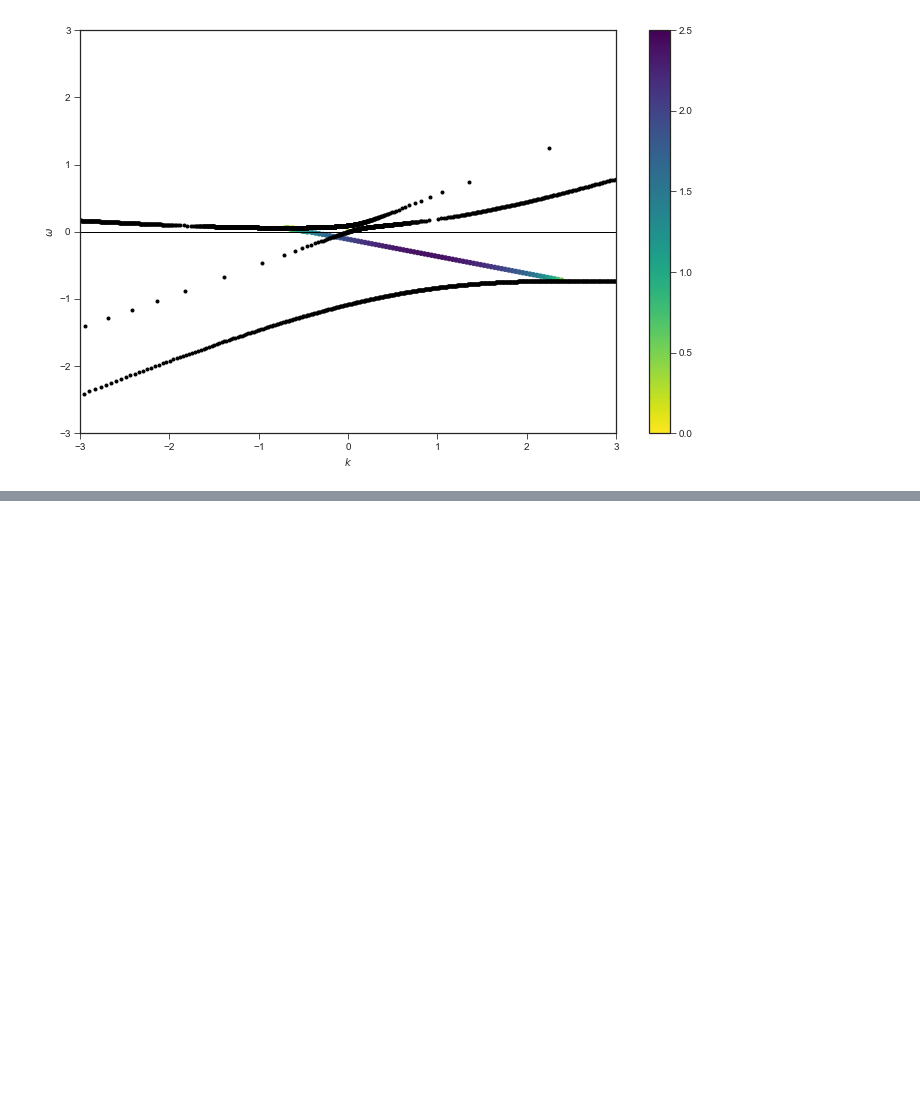
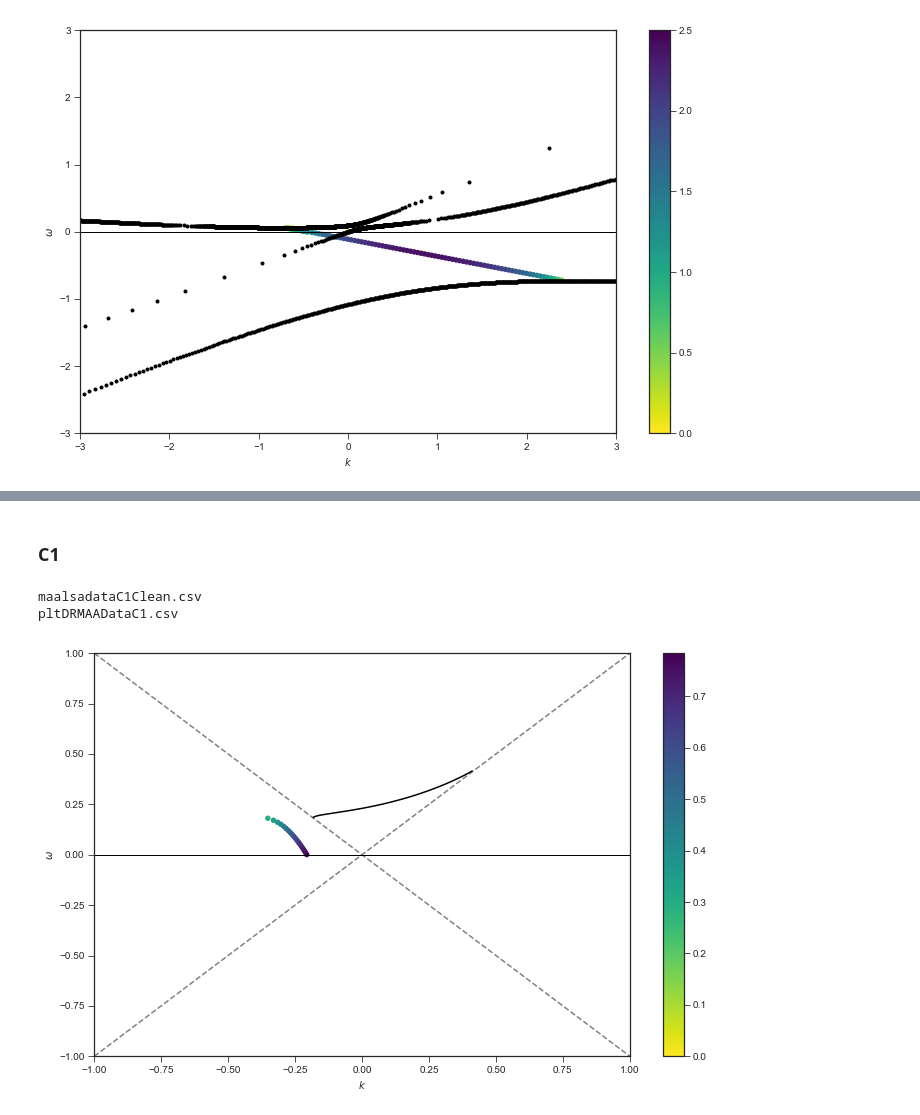
Before and after one commit to emptymalei/dispersion-relation-paper, a Jupyter notebook: program/plots.ipynb, the cells around one changed output, grey strips where cells are left out. Saved outputs shown, nothing was run; the diff lists cells and outputs as text; code cells hidden in the pictures; blank space fills up the shorter version.

Commit message:
update garching spectrum both data and paper

```diff
--- a/program/plots.ipynb
+++ b/program/plots.ipynb
@@ -387,0 +407,29 @@ plt.show()
+# %% [markdown]
+### C1
+# %%
+%%bash
+ls data/dr-cont-box
+# %% [output]
+maalsadataC1Clean.csv
+pltDRMAADataC1.csv
+# %%
+spectBoxC1MAADRData = np.transpose( np.genfromtxt ('data/dr-cont-box/pltDRMAADataC1.csv', delimiter=",")  )
+lsaMAARODataBoxC1 = np.transpose( np.genfromtxt ('data/dr-cont-box/maalsadataC1Clean.csv', delimiter=",")  )
+# %%
+spectBoxC1MAADRPlt,  spectBoxC1MAADRDataPltax = plt.subplots()
+plt.plot(np.arange(-10,10,0.01),np.arange(-10,10,0.01) , '--', color='0.5' )
+plt.plot(np.arange(-10,10,0.01), -np.arange(-10,10,0.01) , '--' , color='0.5'  )
+plt.plot(spectBoxC1MAADRData[0],spectBoxC1MAADRData[1],'-k')
+db3c4seg = 1;
+lsaMAARODataBoxC1Plt =plt.scatter(lsaMAARODataBoxC1[1][::db3c4seg],lsaMAARODataBoxC1[0][::db3c4seg], c=lsaMAARODataBoxC1[2][::db3c4seg], s=lsaPTS, vmin=0, cmap=CBAR, edgecolors='none')
+plt.colorbar(lsaMAARODataBoxC1Plt)
+plt.axhline(y=0, xmin=0, xmax=1, linewidth=1, color = 'k')
+plt.xlim([-1,1])
+plt.ylim([-1,1])
+plt.xlabel('$k$')
+plt.ylabel('$\omega$')
+# plt.title('Dispersion Relation and Instabilities for WC1')
+plt.savefig('../assets/spectBoxC1MAADRPlt.pdf',bbox_inches='tight')
+plt.show()
+# %% [output]
+[figure, added]
```
Also changed, not shown: parts of 10 cells of this notebook, 20 other files.
